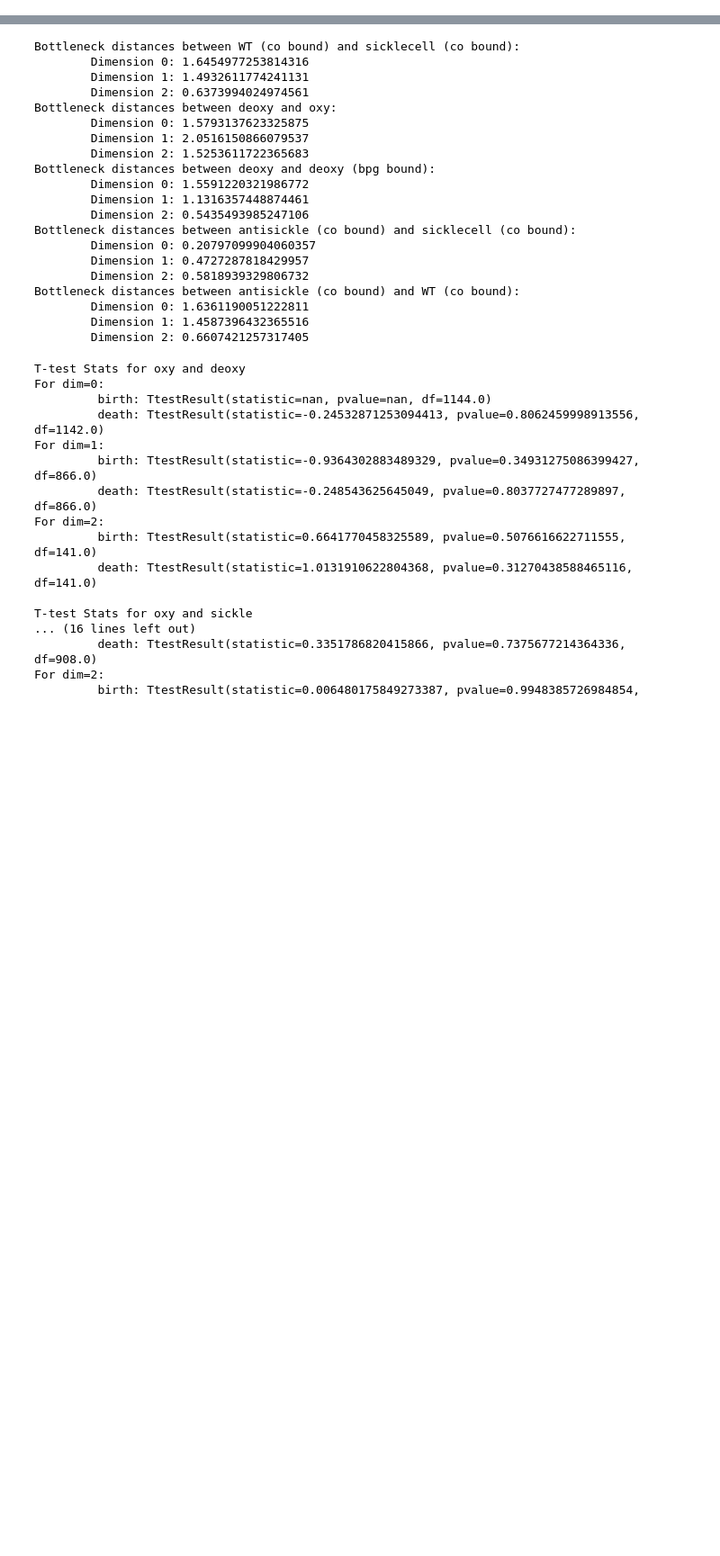
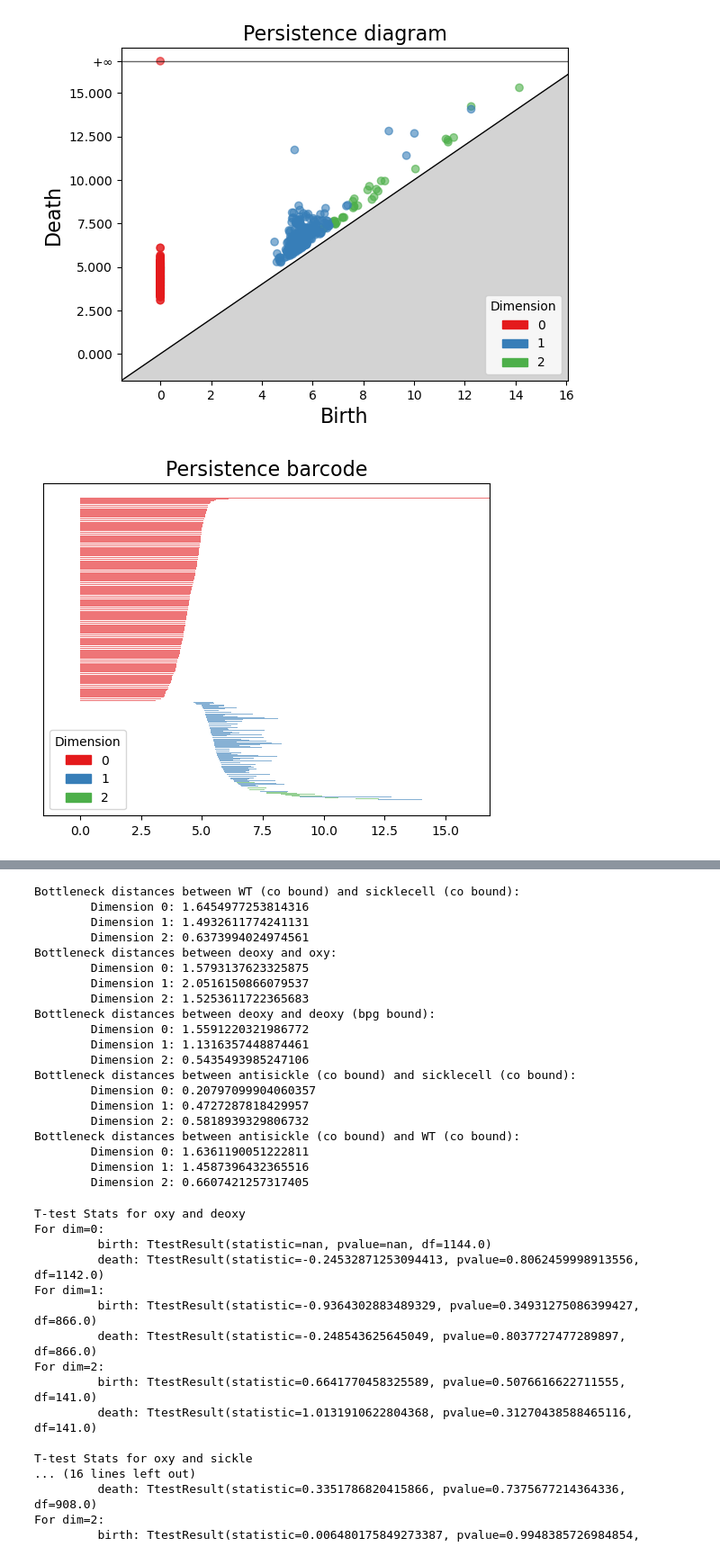
Before and after one commit to aliciabierly/cs410_finalproject, a Jupyter notebook: more_testingalicia.ipynb, the cells around one changed output, grey strips where cells are left out. Shown: that part at 90% size. Saved outputs shown, nothing was run; the diff lists cells and outputs as text; code cells hidden in the pictures; blank space fills up the shorter version.

```diff
--- a/more_testingalicia.ipynb
+++ b/more_testingalicia.ipynb
@@ -144,14 +161,17 @@ antisickle_rips_complex, antisickle_simplex_tree, antisickle_diagram = make_rips
 # %%
 # pull out significant features + plot
 deoxy_significant_features = significant_features(deoxy_diagram)
-#(deoxy_significant_features)
+plot(deoxy_significant_features)
 oxy_significant_features = significant_features(oxy_diagram)
-#plot(oxy_significant_features)
+plot(oxy_significant_features)
 sicklecell_significant_features = significant_features(sicklecell_diagram)
-#plot(sicklecell_significant_features)
+plot(sicklecell_significant_features)
 co_significant_features = significant_features(co_diagram)
-#plot(co_significant_features)
+plot(co_significant_features)
 deoxybpg_significant_features = significant_features(deoxybpg_diagram)
-#plot(deoxybpg_significant_features)
+plot(deoxybpg_significant_features)
 antisickle_significant_features = significant_features(antisickle_diagram)
-#plot(antisickle_significant_features)
+plot(antisickle_significant_features)
+# %% [output]
+[figure, added]
+[figure, added]
```
Also changed, not shown: parts of 7 cells of this notebook.
